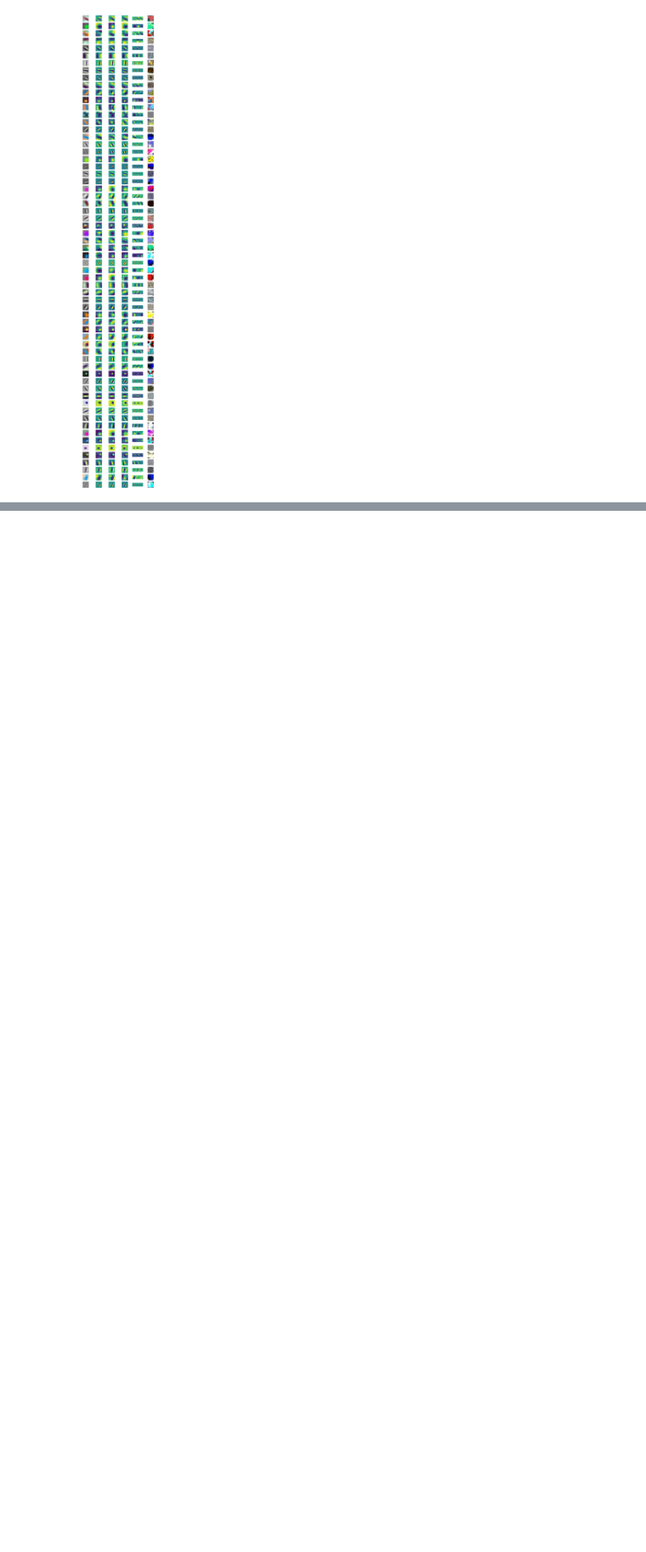
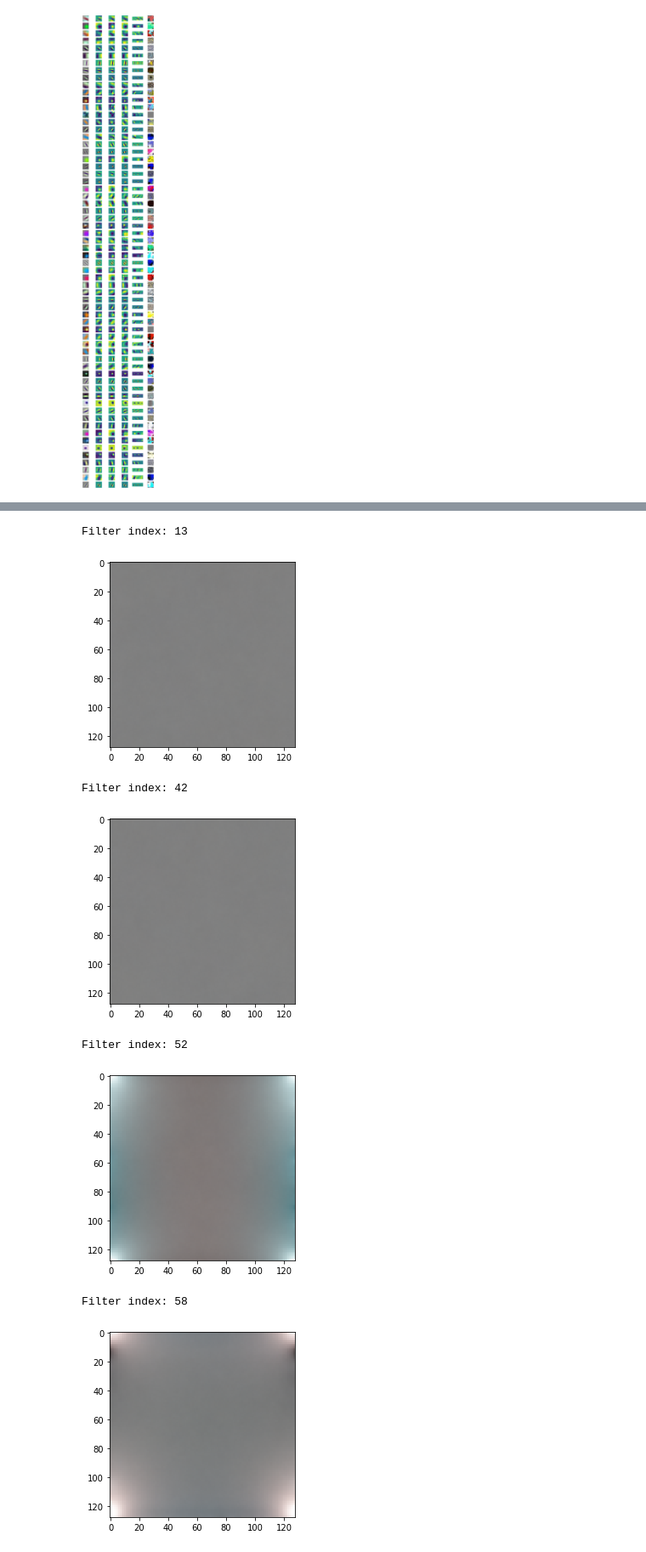
Before and after one commit to JoshVarty/BespokeConvFilters, a Jupyter notebook: 00_VisualizeFilters.ipynb, the cells around one changed output, grey strips where cells are left out. Shown at 85% size. Cells and saved outputs as stored; diff of their text form; code cells hidden in the pictures; blank space fills up the shorter version.

Commit message:
Note the 'bad' filters

```diff
--- a/00_VisualizeFilters.ipynb
+++ b/00_VisualizeFilters.ipynb
@@ -190,0 +195,17 @@ Some of these didn't seem to work very well.
+# %%
+# Get the first three visualizations
+bad_filters = [13, 42, 52, 58]
+for filter in bad_filters:
+    print("Filter index:", filter)
+    result = render.render_vis(model, "relu:" + str(filter), show_image=False, progress=False, thresholds=(256,))
+    plt.imshow(result[0][0])
+    plt.show()
+# %% [output]
+Filter index: 13
+[figure, added]
+Filter index: 42
+[figure, added]
+Filter index: 52
+[figure, added]
+Filter index: 58
+[figure, added]
```
Also changed, not shown: parts of 2 cells of this notebook.
